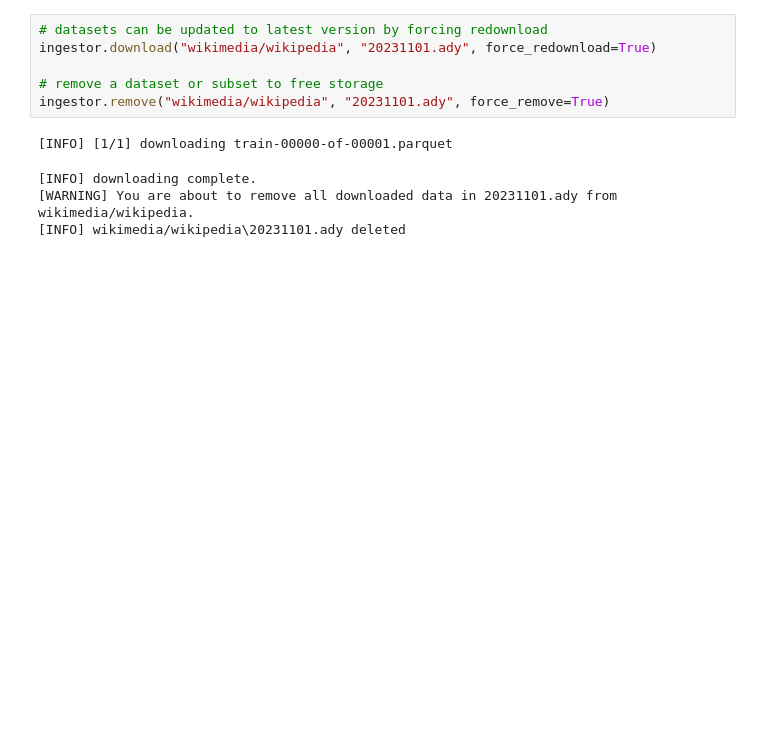
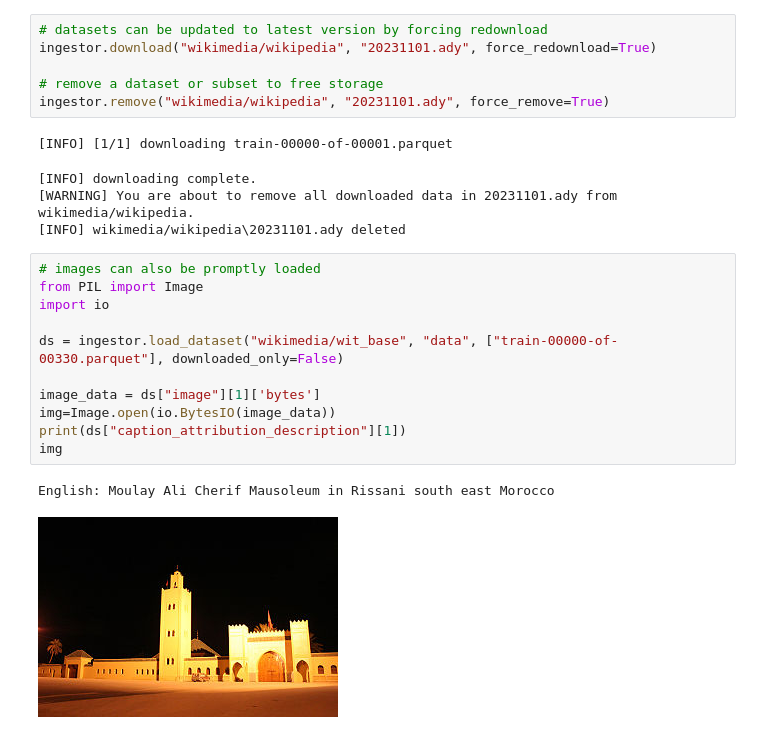
Before and after one commit to rlsn/Ingestor, a Jupyter notebook: api_demo.ipynb, the cells around one changed output. Drawn from its saved outputs; the diff is of its cells as text; blank space fills up the shorter version.

```diff
--- a/api_demo.ipynb
+++ b/api_demo.ipynb
@@ -149,3 +149,17 @@ ingestor.remove("wikimedia/wikipedia", "20231101.ady", force_remove=True)
 [INFO] downloading complete.
 [WARNING] You are about to remove all downloaded data in 20231101.ady from wikimedia/wikipedia.
 [INFO] wikimedia/wikipedia\20231101.ady deleted
+# %%
+# images can also be promptly loaded
+from PIL import Image
+import io
+
+ds = ingestor.load_dataset("wikimedia/wit_base", "data", ["train-00000-of-00330.parquet"], downloaded_only=False)
+
+image_data = ds["image"][1]['bytes']
+img=Image.open(io.BytesIO(image_data))
+print(ds["caption_attribution_description"][1])
+img
+# %% [output]
+English: Moulay Ali Cherif Mausoleum in Rissani south east Morocco
+[figure, added]
```
Also changed, not shown: parts of 1 cell of this notebook, 6 other files.
